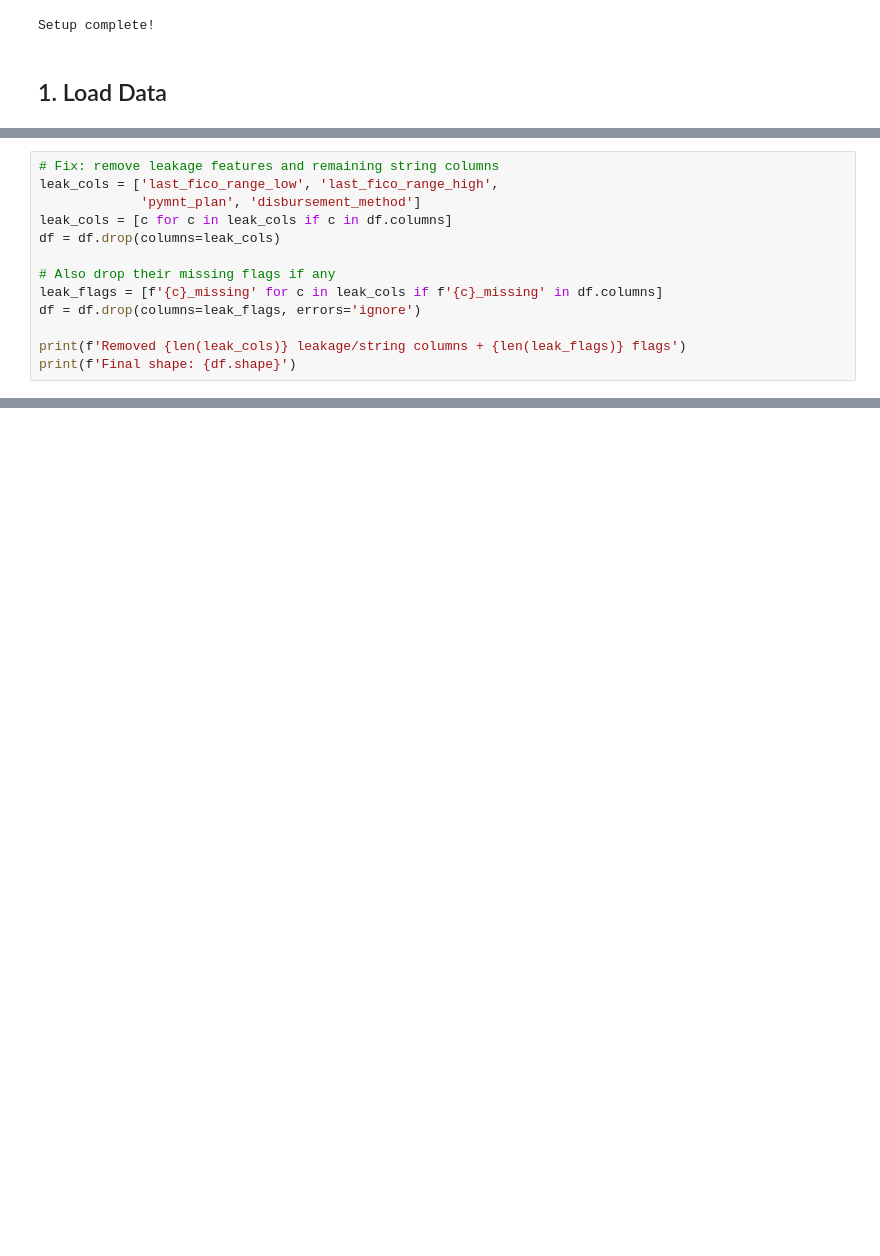
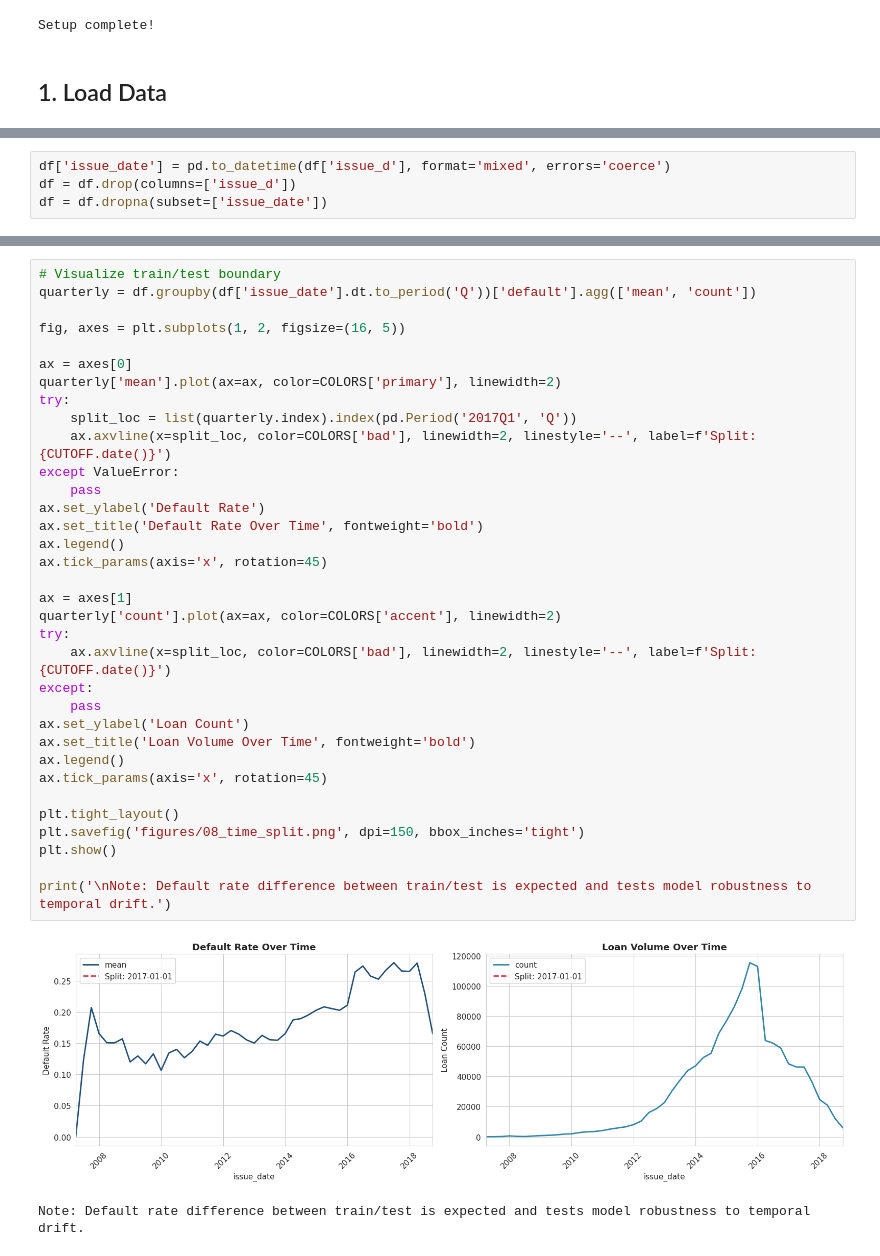
Before and after one commit to niguang220/is5126-credit-risk, a Jupyter notebook: notebooks/02_feature_engineering.ipynb, the cells around one changed output, grey strips where cells are left out. Drawn from its saved outputs; the diff is of its cells as text; blank space fills up the shorter version.

```diff
--- a/notebooks/02_feature_engineering.ipynb
+++ b/notebooks/02_feature_engineering.ipynb
@@ -926,13 +64,0 @@ Warning: non-numeric columns remaining: ['pymnt_plan', 'disbursement_method']
-# %%
-# Fix: remove leakage features and remaining string columns
-leak_cols = ['last_fico_range_low', 'last_fico_range_high',
-             'pymnt_plan', 'disbursement_method']
-leak_cols = [c for c in leak_cols if c in df.columns]
-df = df.drop(columns=leak_cols)
-
-# Also drop their missing flags if any
-leak_flags = [f'{c}_missing' for c in leak_cols if f'{c}_missing' in df.columns]
-df = df.drop(columns=leak_flags, errors='ignore')
-
-print(f'Removed {len(leak_cols)} leakage/string columns + {len(leak_flags)} flags')
-print(f'Final shape: {df.shape}')
@@ -1033,0 +65,4 @@ Saved feature metadata
+# %%
+df['issue_date'] = pd.to_datetime(df['issue_d'], format='mixed', errors='coerce')
+df = df.drop(columns=['issue_d'])
+df = df.dropna(subset=['issue_date'])
@@ -1033,0 +97,37 @@ Saved feature metadata
+# %%
+# Visualize train/test boundary
+quarterly = df.groupby(df['issue_date'].dt.to_period('Q'))['default'].agg(['mean', 'count'])
+
+fig, axes = plt.subplots(1, 2, figsize=(16, 5))
+
+ax = axes[0]
+quarterly['mean'].plot(ax=ax, color=COLORS['primary'], linewidth=2)
+try:
+    split_loc = list(quarterly.index).index(pd.Period('2017Q1', 'Q'))
+    ax.axvline(x=split_loc, color=COLORS['bad'], linewidth=2, linestyle='--', label=f'Split: {CUTOFF.date()}')
+except ValueError:
+    pass
+ax.set_ylabel('Default Rate')
+ax.set_title('Default Rate Over Time', fontweight='bold')
+ax.legend()
+ax.tick_params(axis='x', rotation=45)
+
+ax = axes[1]
+quarterly['count'].plot(ax=ax, color=COLORS['accent'], linewidth=2)
+try:
+    ax.axvline(x=split_loc, color=COLORS['bad'], linewidth=2, linestyle='--', label=f'Split: {CUTOFF.date()}')
+except:
+    pass
+ax.set_ylabel('Loan Count')
+ax.set_title('Loan Volume Over Time', fontweight='bold')
+ax.legend()
+ax.tick_params(axis='x', rotation=45)
+
+plt.tight_layout()
+plt.savefig('figures/08_time_split.png', dpi=150, bbox_inches='tight')
+plt.show()
+
+print('\nNote: Default rate difference between train/test is expected and tests model robustness to temporal drift.')
+# %% [output]
+[figure, added]
+Note: Default rate difference between train/test is expected and tests model robustness to temporal drift.
```
Also changed, not shown: parts of 71 cells of this notebook, 2 other files.
